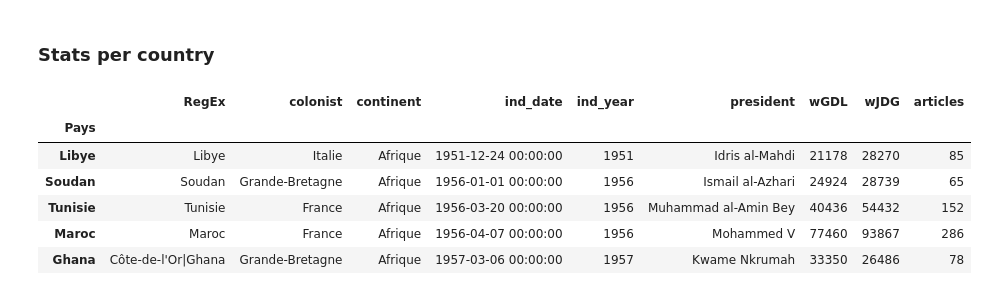
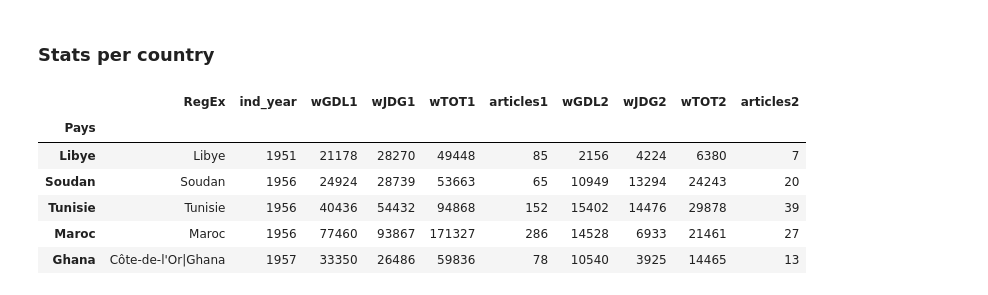
Before and after one commit to cipri-tom/decolonisations, a Jupyter notebook: metrics.ipynb, the cells around one changed output. Saved outputs shown, nothing was run; the diff lists cells and outputs as text; code cells hidden in the pictures.

```diff
--- a/metrics.ipynb
+++ b/metrics.ipynb
@@ -81,36 +121,38 @@ def process_country(country_entry, lines):
     country = re.compile(country_entry.RegEx, flags=re.IGNORECASE)
     global tokenizer, useful_range
 
-    words_jdg, words_gdl = 0, 0
-    num_articles = 0
-    for ti in range(len(lines) // 3):
-        head = lines[3 * ti + 0]
-        text = lines[3 * ti + 1]
-        sep = lines[3 * ti + 2]
+    for corpus in range(1,3):
+        words_jdg, words_gdl = 0, 0
+        num_articles = 0
+        for ti in range(len(lines[corpus]) // 3):
+            head = lines[corpus][3 * ti + 0]
+            text = lines[corpus][3 * ti + 1]
+            sep  = lines[corpus][3 * ti + 2]
 
-        # check we don't skip stuff
-        # assert (head.count('*') == 13)  # **** + 10 variables - 1 wrong variable
-        # assert (sep.strip() == '')
+            # check we don't skip stuff
+            # assert (head.count('*') == 13)  # **** + 10 variables - 1 wrong variable
+            # assert (sep.strip() == '')
 
-        if country.search(text):
-            fields = tokenizer.split(head[useful_range])
-            if fields[5] == 'GDL':
-                words_gdl += int(fields[6])
-            else:
-                words_jdg += int(fields[6])
-            num_articles += 1
-    country_entry['wGDL'] = words_gdl
-    country_entry['wJDG'] = words_jdg
-    country_entry['articles'] = num_articles
+            if country.search(text):
+                fields = tokenizer.split(head[useful_range])
+                if fields[5] == 'GDL':
+                    words_gdl += int(fields[6])
+                else:
+                    words_jdg += int(fields[6])
+                num_articles += 1
+        country_entry['wGDL' + str(corpus)]     = words_gdl
+        country_entry['wJDG' + str(corpus)]     = words_jdg
+        country_entry['wTOT' + str(corpus)]     = words_jdg + words_gdl
+        country_entry['articles' + str(corpus)] = num_articles
     return country_entry
 # %%
-countries_md = countries.apply(process_country, axis='columns', args=(lines,))
-countries_md.head()
+countries = countries.apply(process_country, axis='columns', args=(lines,))
+countries.head()
 # %% [output]
-|  | RegEx | colonist | continent | ind_date | ind_year | president | wGDL | wJDG | articles |
-| Pays |  |  |  |  |  |  |  |  |  |
-| Libye | Libye | Italie | Afrique | 1951-12-24 00:00:00 | 1951 | Idris al-Mahdi | 21178 | 28270 | 85 |
-| Soudan | Soudan | Grande-Bretagne | Afrique | 1956-01-01 00:00:00 | 1956 | Ismail al-Azhari | 24924 | 28739 | 65 |
-| Tunisie | Tunisie | France | Afrique | 1956-03-20 00:00:00 | 1956 | Muhammad al-Amin Bey | 40436 | 54432 | 152 |
-| Maroc | Maroc | France | Afrique | 1956-04-07 00:00:00 | 1956 | Mohammed V | 77460 | 93867 | 286 |
-| Ghana | Côte-de-l'Or|Ghana | Grande-Bretagne | Afrique | 1957-03-06 00:00:00 | 1957 | Kwame Nkrumah | 33350 | 26486 | 78 |
+|  | RegEx | ind_year | wGDL1 | wJDG1 | wTOT1 | articles1 | wGDL2 | wJDG2 | wTOT2 | articles2 |
+| Pays |  |  |  |  |  |  |  |  |  |  |
+| Libye | Libye | 1951 | 21178 | 28270 | 49448 | 85 | 2156 | 4224 | 6380 | 7 |
+| Soudan | Soudan | 1956 | 24924 | 28739 | 53663 | 65 | 10949 | 13294 | 24243 | 20 |
+| Tunisie | Tunisie | 1956 | 40436 | 54432 | 94868 | 152 | 15402 | 14476 | 29878 | 39 |
+| Maroc | Maroc | 1956 | 77460 | 93867 | 171327 | 286 | 14528 | 6933 | 21461 | 27 |
+| Ghana | Côte-de-l'Or|Ghana | 1957 | 33350 | 26486 | 59836 | 78 | 10540 | 3925 | 14465 | 13 |
```
Also changed, not shown: parts of 20 cells of this notebook, 1 other file.
